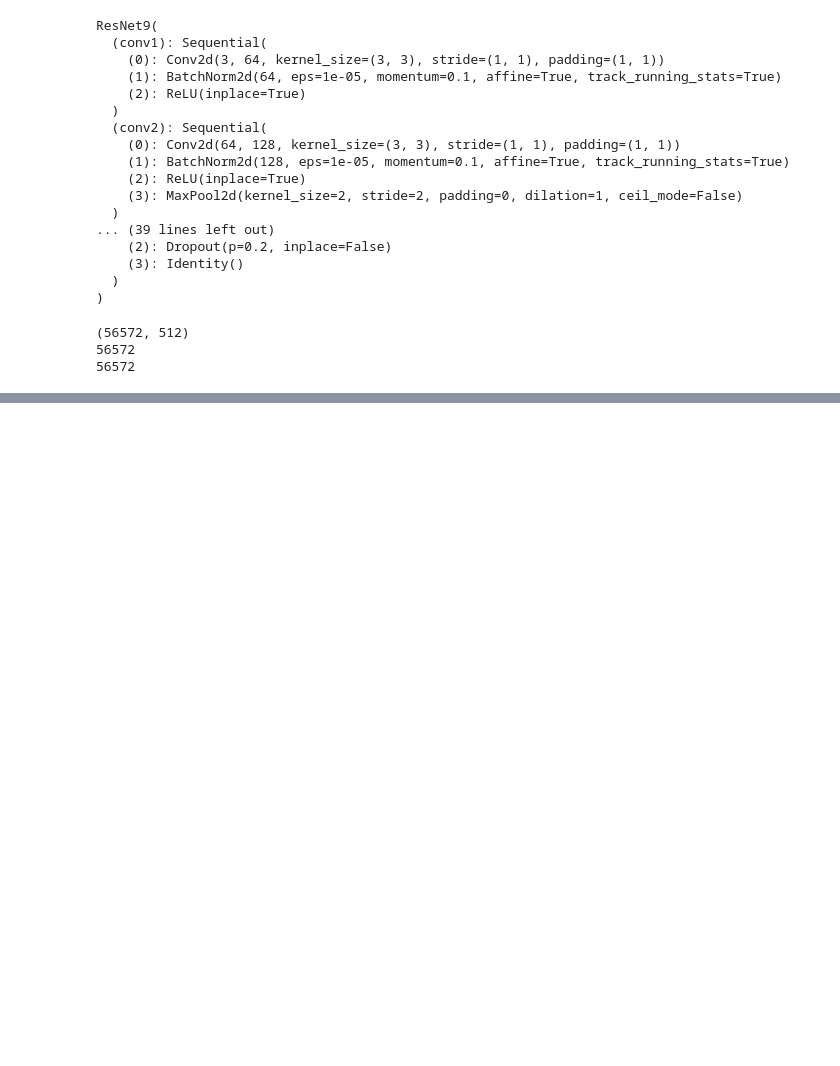
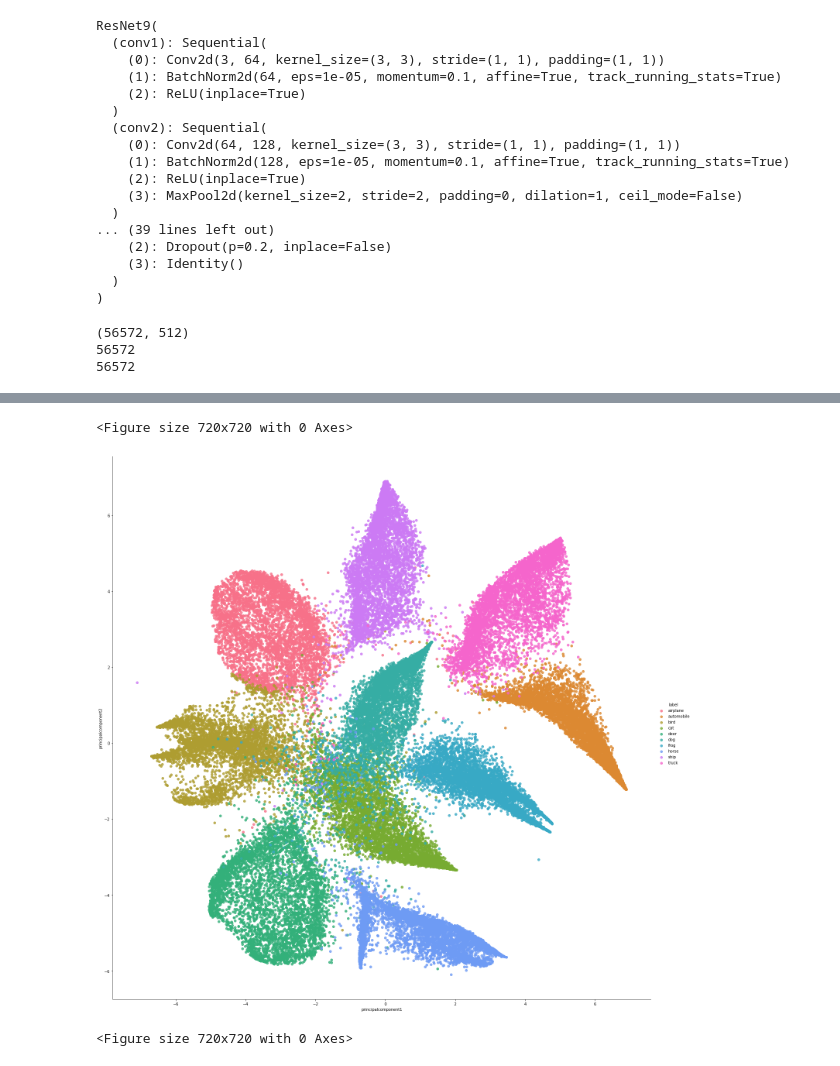
Before and after one commit to RobHug01/Adversarial_ML, a Jupyter notebook: CIFAR10_BIM.ipynb, the cells around one changed output, grey strips where cells are left out. Drawn from its saved outputs; the diff is of its cells as text; code cells hidden in the pictures; blank space fills up the shorter version.

```diff
--- a/CIFAR10_BIM.ipynb
+++ b/CIFAR10_BIM.ipynb
@@ -318 +318,12 @@ plt.figure(figsize=(10,10))
 <Figure size 720x720 with 0 Axes>
+# %%
+flatui = ["#9b59b6", "#3498db", "orange"]
+sns.set_palette(flatui)
+sns.lmplot( x="principalcomponent1", y="principalcomponent2", data=principalDf[:50000], fit_reg=False, height=20,
+           hue='label', legend=True)
+
+plt.figure(figsize=(10,10))
+# %% [output]
+<Figure size 720x720 with 0 Axes>
+[figure, added]
+<Figure size 720x720 with 0 Axes>
```
Also changed, not shown: parts of 3 cells of this notebook, 1 other file.
